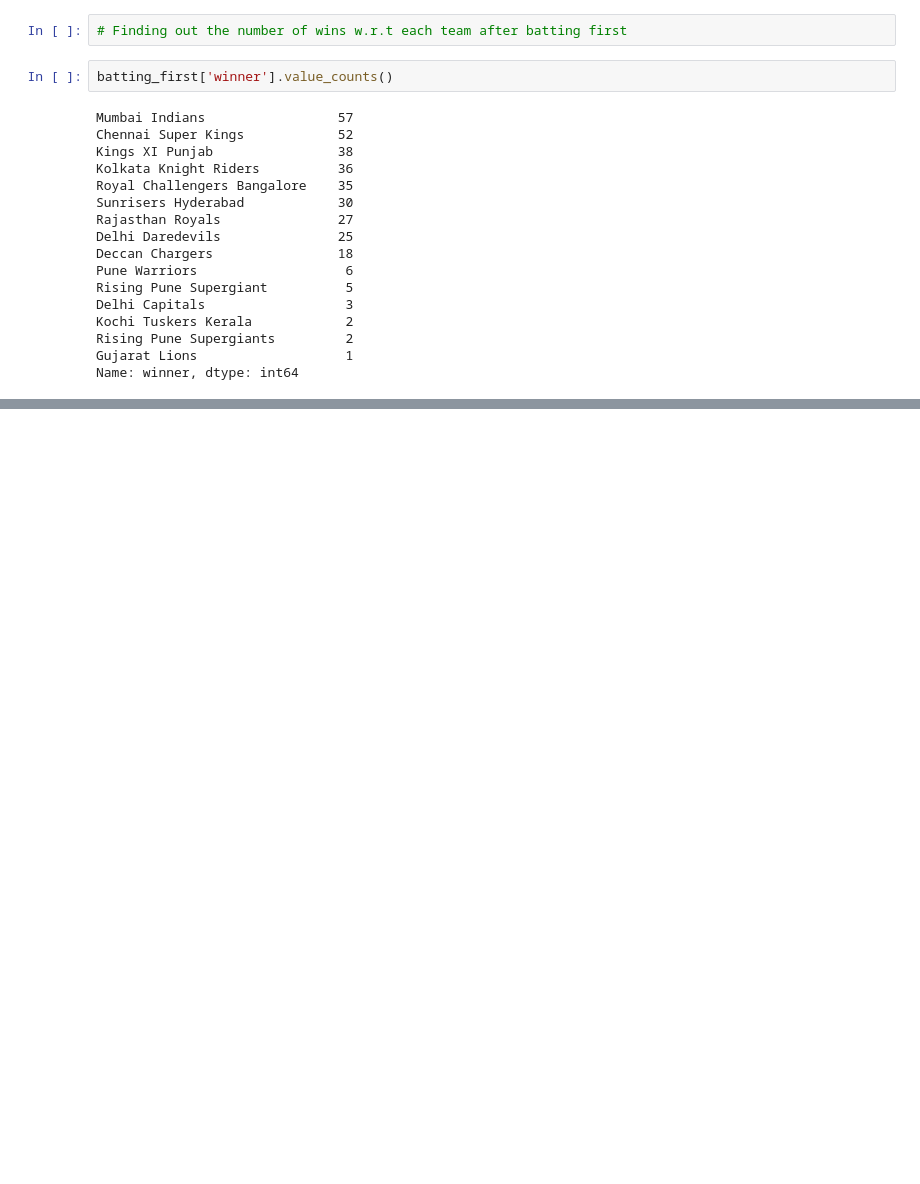
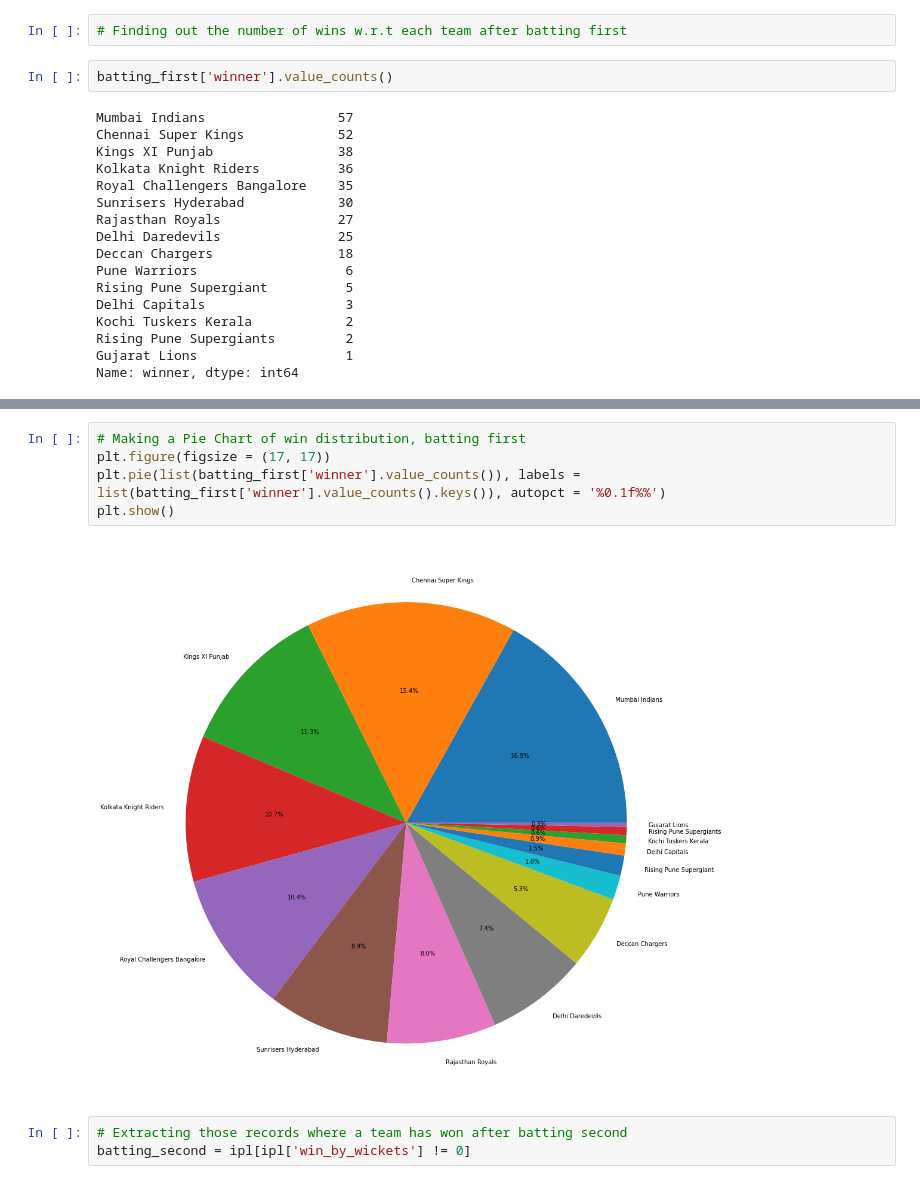
Before and after one commit to World-of-ML-AI/Data-Analysis-Tools, a Jupyter notebook: Exploratory Data Analysis Projects/IPL Dataset EDA/IPL Exploratory Data Analysis.ipynb, the cells around one changed output, grey strips where cells are left out. Drawn from its saved outputs; the diff is of its cells as text; blank space fills up the shorter version.

```diff
--- a/Exploratory Data Analysis Projects/IPL Dataset EDA/IPL Exploratory Data Analysis.ipynb
+++ b/Exploratory Data Analysis Projects/IPL Dataset EDA/IPL Exploratory Data Analysis.ipynb
@@ -174,0 +175,10 @@ plt.show()
+# %%
+# Making a Pie Chart of win distribution, batting first
+plt.figure(figsize = (17, 17))
+plt.pie(list(batting_first['winner'].value_counts()), labels = list(batting_first['winner'].value_counts().keys()), autopct = '%0.1f%%')
+plt.show()
+# %% [output]
+[figure, added]
+# %%
+# Extracting those records where a team has won after batting second
+batting_second = ipl[ipl['win_by_wickets'] != 0]
```
Also changed, not shown: parts of 21 cells of this notebook.
